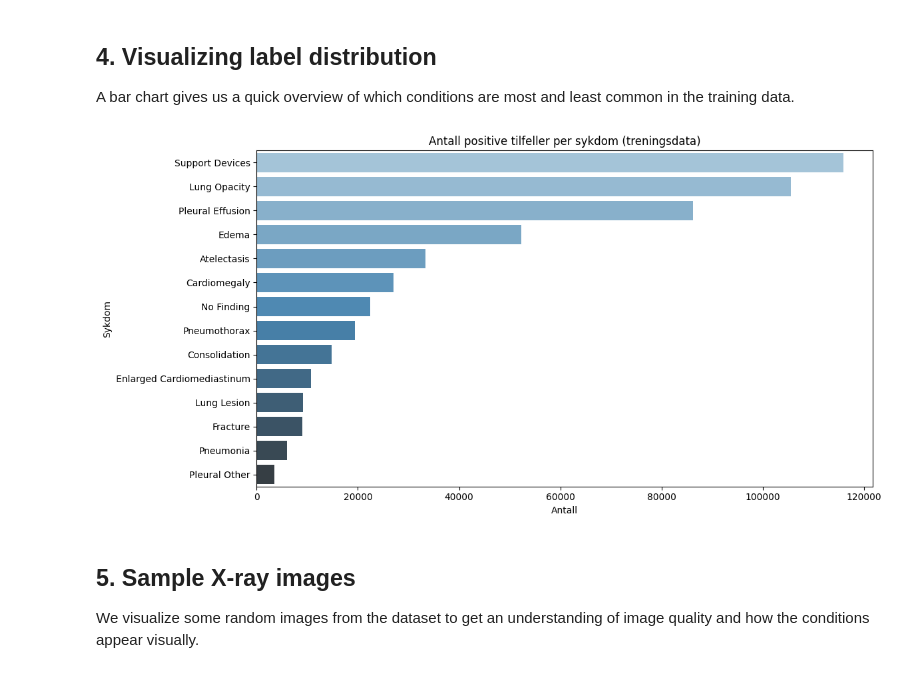
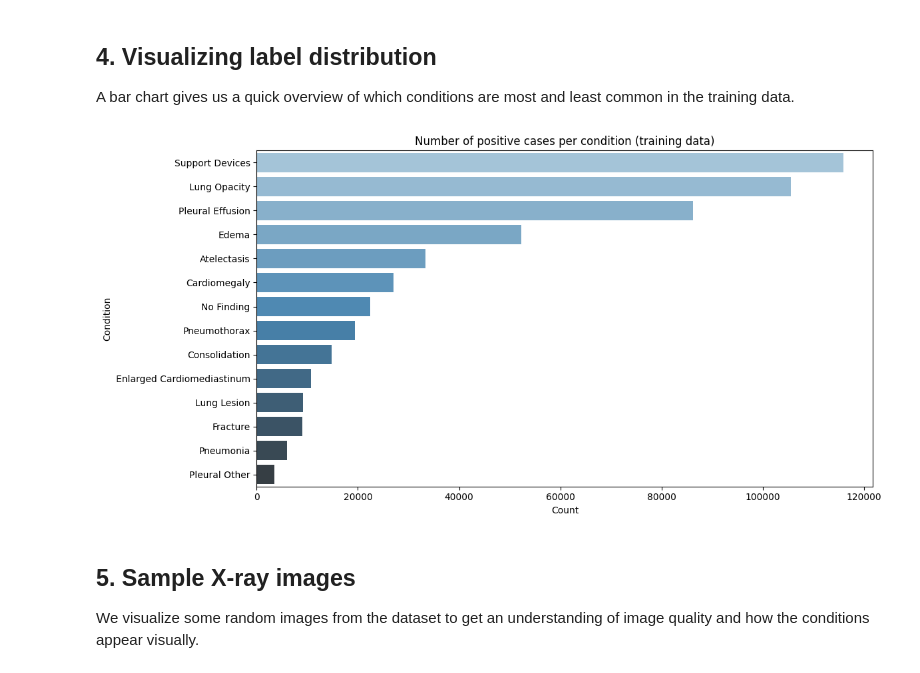
Before and after one commit to MagneSvalland/chexpert-disease-detection, a Jupyter notebook: notebooks/01.eda.ipynb, the cells around one changed output. Cells and saved outputs as stored; diff of their text form; code cells hidden in the pictures.

```diff
--- a/notebooks/01.eda.ipynb
+++ b/notebooks/01.eda.ipynb
@@ -100,19 +100,19 @@ Support Devices                       1079          6137        116001
 A bar chart gives us a quick overview of which conditions are most and
 least common in the training data.
 # %%
-# Visualiser antall positive tilfeller per sykdom
+# Visualize number of positive cases per condition
 positive_counts = (train_df[conditions] == 1).sum().sort_values(ascending=False)
 
 plt.figure(figsize=(12, 6))
 sns.barplot(x=positive_counts.values, y=positive_counts.index, hue=positive_counts.index, legend=False, palette="Blues_d")
-plt.title("Antall positive tilfeller per sykdom (treningsdata)")
-plt.xlabel("Antall")
-plt.ylabel("Sykdom")
+plt.title("Number of positive cases per condition (training data)")
+plt.xlabel("Count")
+plt.ylabel("Condition")
 plt.tight_layout()
 plt.savefig("../results/figures/label_distribution.png")
 plt.show()
 # %% [output]
-[figure, old version]
+[figure, new version]
 # %% [markdown]
 ## 5. Sample X-ray images
 We visualize some random images from the dataset to get an understanding
```
Also changed, not shown: parts of 7 cells of this notebook.
